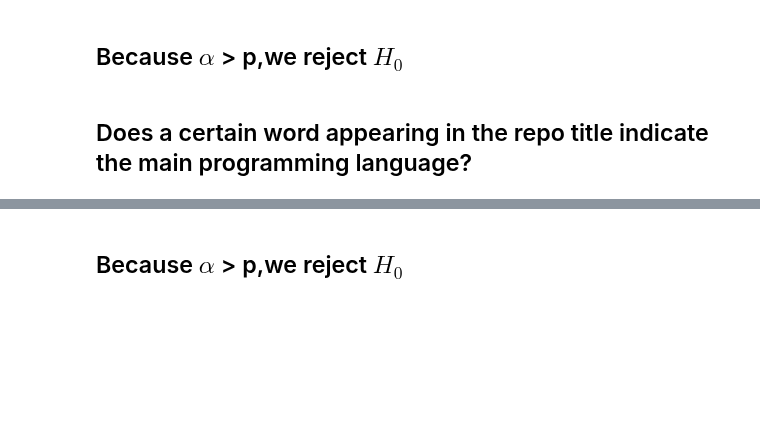
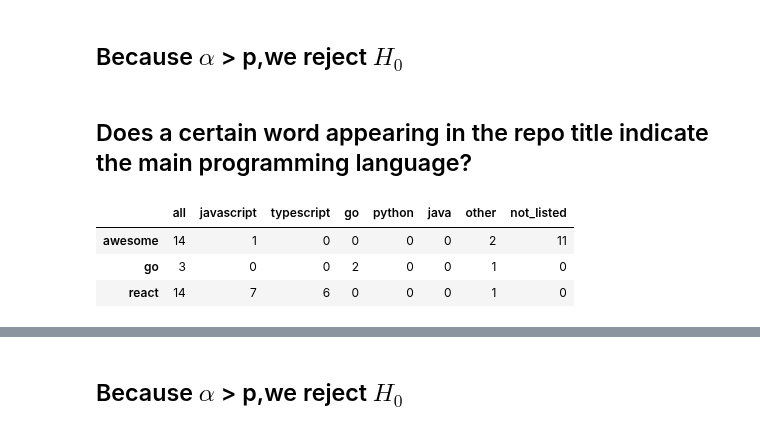
Before and after one commit to L-G-B-Team/nlp-project, a Jupyter notebook: report_first_draft.ipynb, the cells around one changed output, grey strips where cells are left out. Saved outputs shown, nothing was run; the diff lists cells and outputs as text; code cells hidden in the pictures; blank space fills up the shorter version.

```diff
--- a/report_first_draft.ipynb
+++ b/report_first_draft.ipynb
@@ -152,6 +152,13 @@ e.readme_len_kruskal(train)
 ## Because $\alpha$ > p,we  reject $H_0$
 # %% [markdown]
 ## Does a certain word appearing in the repo title indicate the main programming language?
+# %%
+e.percentage_of_language_per_word(train)
+# %% [output]
+|  | all | javascript | typescript | go | python | java | other | not_listed |
+| awesome | 14 | 1 | 0 | 0 | 0 | 0 | 2 | 11 |
+| go | 3 | 0 | 0 | 2 | 0 | 0 | 1 | 0 |
+| react | 14 | 7 | 6 | 0 | 0 | 0 | 1 | 0 |
 # %%
 # χ^2 test for the word "awesome" and programming language
 e.title_chi2(df, 'awesome')
```
Also changed, not shown: parts of 18 cells of this notebook.
